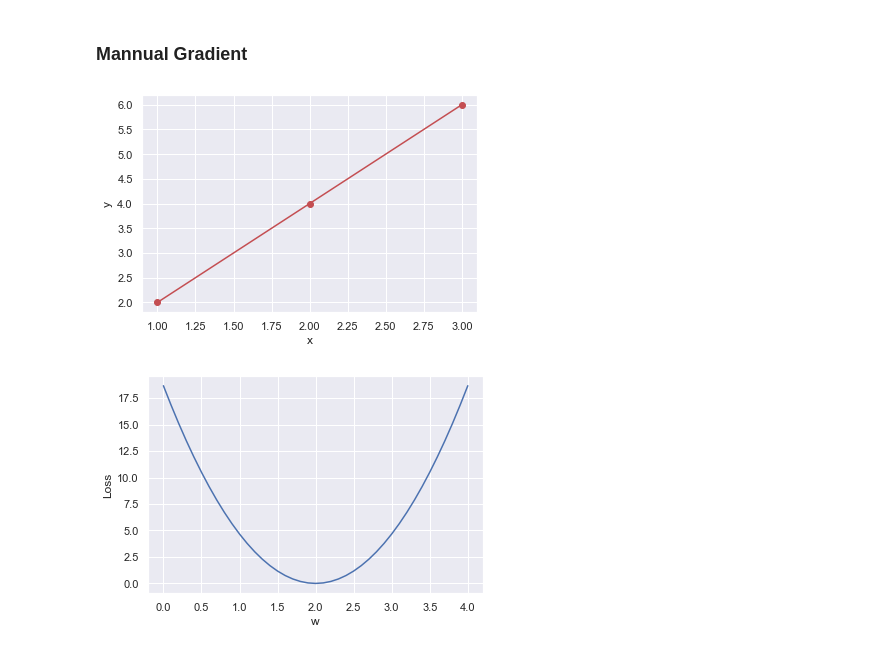
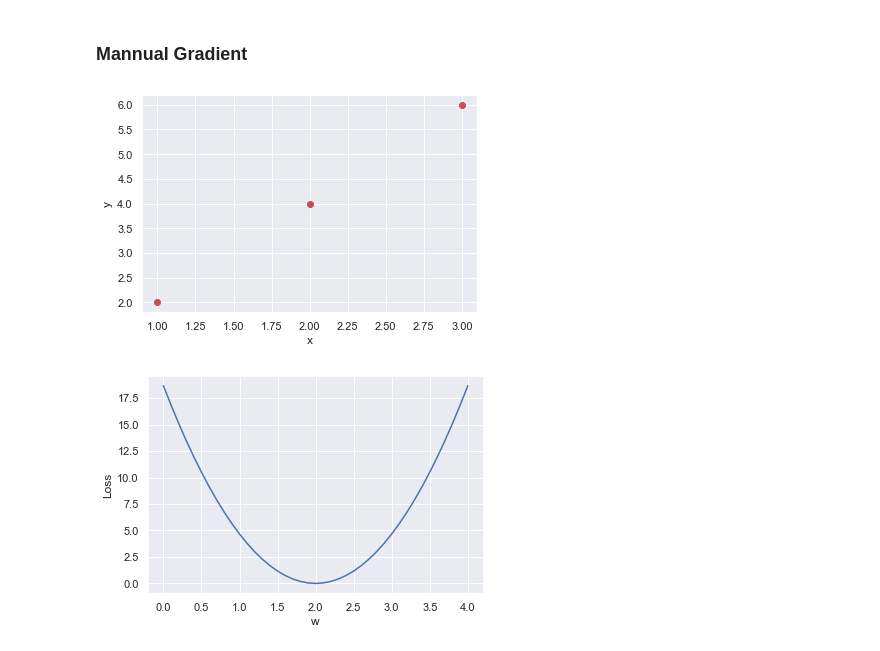
Before and after one commit to chengjun/mybook, a Jupyter notebook: 08-05-gradient-descent.ipynb, the cells around one changed output. Drawn from its saved outputs; the diff is of its cells as text; code cells hidden in the pictures.

```diff
--- a/08-05-gradient-descent.ipynb
+++ b/08-05-gradient-descent.ipynb
@@ -53,18 +53,18 @@ We’ll frequently need to maximize (or minimize)  functions.
 # %%
 %matplotlib inline
 import matplotlib.pyplot as plt
 import numpy as np
 import seaborn as sns
 sns.set()
 
 x_data = [1.0, 2.0, 3.0]
 y_data = [2.0, 4.0, 6.0]
 
-plt.plot(x_data, y_data, 'r-o')
+plt.plot(x_data, y_data, 'ro')
 plt.ylabel('y')
 plt.xlabel('x');
 # %% [output]
-[figure, old version]
+[figure, new version]
 # %%
 # our model for the forward pass
 def forward(x):
```
Also changed, not shown: 5 other files.
